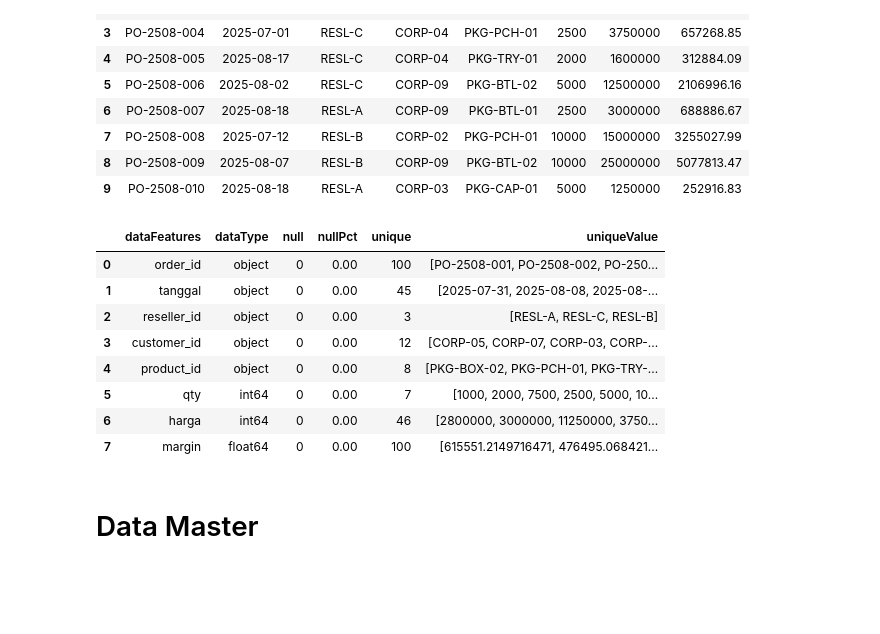
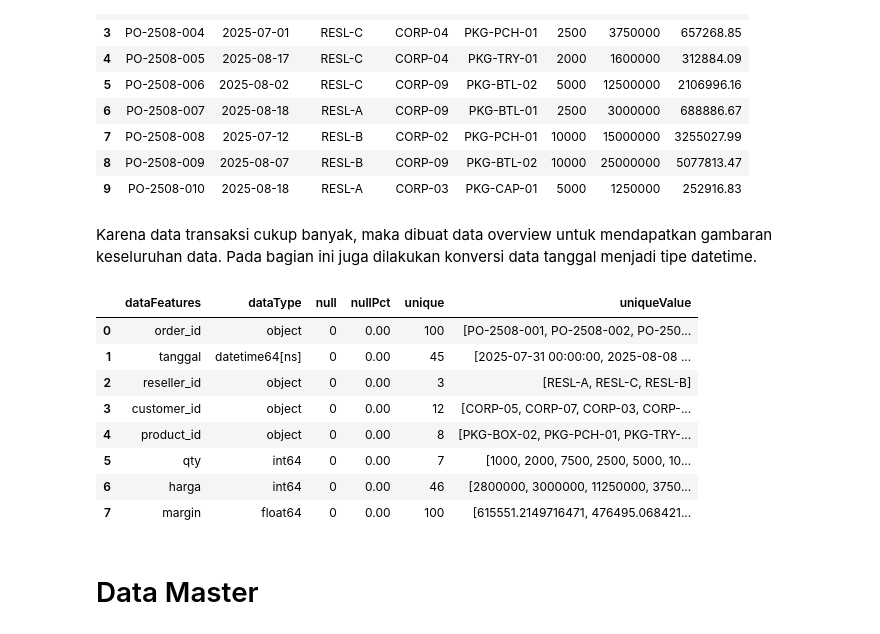
Before and after one commit to nabillashafirab/studycasesopra, a Jupyter notebook: data_processing.ipynb, the cells around one changed output. Cells and saved outputs as stored; diff of their text form; code cells hidden in the pictures; blank space fills up the shorter version.

```diff
--- a/data_processing.ipynb
+++ b/data_processing.ipynb
@@ -30,19 +32,3 @@ data_pelanggan
 | 9 | CORP-10 | PT Roti Enak | 8 | 2025-08-15 | Pelayanan customer service memuas... |
 | 10 | CORP-11 | CV Snack Gurih | 3 | 2025-07-21 | Akan menjadi langganan tetap. |
 | 11 | CORP-12 | Toko Kue Makmur | 6 | 2025-08-04 | Harga sangat kompetitif. |
-# %%
-data_pelanggan['terakhir_beli'] = pd.to_datetime(data_pelanggan['terakhir_beli'])
-def check_values(data_pelanggan):
-    data = []
-    for col in data_pelanggan.columns:
-        data.append([col, \
-                     data_pelanggan[col].dtype, \
-                     data_pelanggan[col].isna().sum(), \
-                     round(100*(data_pelanggan[col].isna().sum()/len(data_pelanggan)),2), \
-                     data_pelanggan[col].nunique(), \
-                     data_pelanggan[col].unique()
-                     ])
-    return pd.DataFrame(columns=['dataFeatures', 'dataType', 'null', 'nullPct', 'unique', 'uniqueValue'],data=data)
-
-print(data_pelanggan.columns)
-check_values(data_pelanggan)
@@ -108,23 +63,26 @@ data_transaksi.head(10)
 | 7 | PO-2508-008 | 2025-07-12 | RESL-B | CORP-02 | PKG-PCH-01 | 10000 | 15000000 | 3255027.99 |
 | 8 | PO-2508-009 | 2025-08-07 | RESL-B | CORP-09 | PKG-BTL-02 | 10000 | 25000000 | 5077813.47 |
 | 9 | PO-2508-010 | 2025-08-18 | RESL-A | CORP-03 | PKG-CAP-01 | 5000 | 1250000 | 252916.83 |
+# %% [markdown]
+Karena data transaksi cukup banyak, maka dibuat data overview untuk mendapatkan gambaran keseluruhan data. Pada bagian ini juga dilakukan konversi data tanggal menjadi tipe datetime.
 # %%
+data_transaksi['tanggal'] = pd.to_datetime(data_transaksi['tanggal'])
 def check_values(data_transaksi):
     data = []
     for col in data_transaksi.columns:
         data.append([col, \
                      data_transaksi[col].dtype, \
                      data_transaksi[col].isna().sum(), \
                      round(100*(data_transaksi[col].isna().sum()/len(data_transaksi)),2), \
                      data_transaksi[col].nunique(), \
                      data_transaksi[col].unique()
                      ])
     return pd.DataFrame(columns=['dataFeatures', 'dataType', 'null', 'nullPct', 'unique', 'uniqueValue'],data=data)
 check_values(data_transaksi)
 # %% [output]
 |  | dataFeatures | dataType | null | nullPct | unique | uniqueValue |
 | 0 | order_id | object | 0 | 0.00 | 100 | [PO-2508-001, PO-2508-002, PO-250... |
-| 1 | tanggal | object | 0 | 0.00 | 45 | [2025-07-31, 2025-08-08, 2025-08-... |
+| 1 | tanggal | datetime64[ns] | 0 | 0.00 | 45 | [2025-07-31 00:00:00, 2025-08-08 ... |
 | 2 | reseller_id | object | 0 | 0.00 | 3 | [RESL-A, RESL-C, RESL-B] |
 | 3 | customer_id | object | 0 | 0.00 | 12 | [CORP-05, CORP-07, CORP-03, CORP-... |
 | 4 | product_id | object | 0 | 0.00 | 8 | [PKG-BOX-02, PKG-PCH-01, PKG-TRY-... |
```
Also changed, not shown: parts of 15 cells of this notebook.
